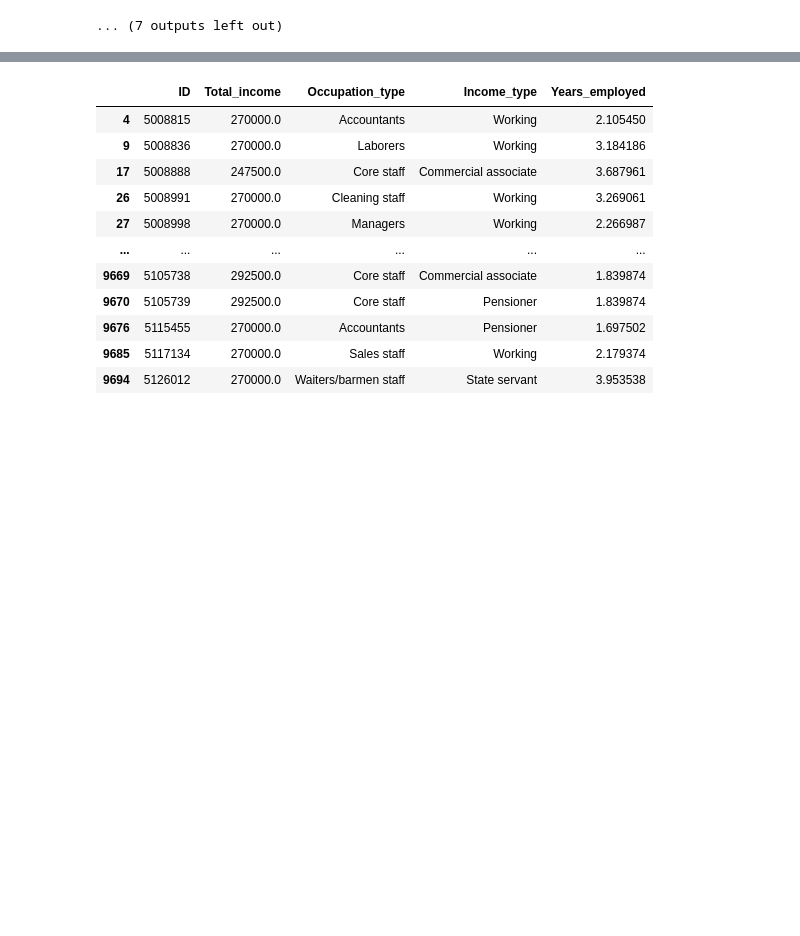
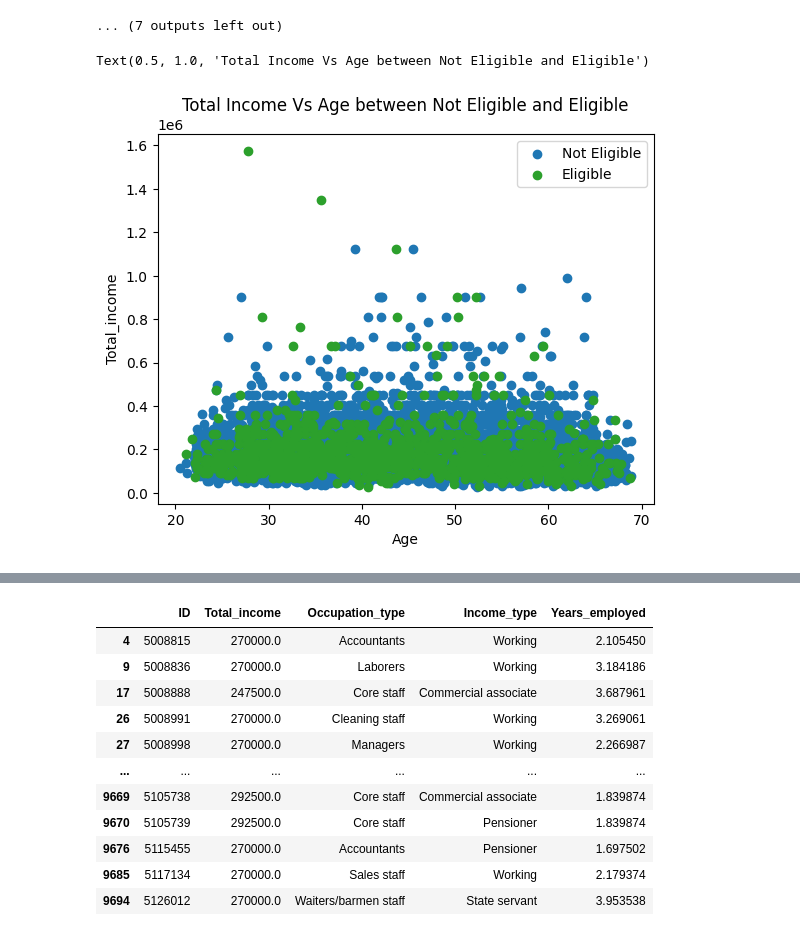
Before and after one commit to choang94/credit-card-eligibility, a Jupyter notebook: notebooks/eda.ipynb, the cells around one changed output, grey strips where cells are left out. Cells and saved outputs as stored; diff of their text form; code cells hidden in the pictures; blank space fills up the shorter version.

```diff
--- a/notebooks/eda.ipynb
+++ b/notebooks/eda.ipynb
@@ -115,3 +129,13 @@ for column in data.columns:
 [figure]
 [figure]
 ... (7 outputs left out)
+# %%
+plt.scatter(x=data[data['Target'] == 0]['Age'], y = data[data['Target'] == 0]['Total_income'], color = 'tab:blue')
+plt.scatter(x=data[data['Target'] == 1]['Age'], y = data[data['Target'] == 1]['Total_income'], color = 'tab:green')
+plt.xlabel('Age')
+plt.ylabel('Total_income')
+plt.legend(['Not Eligible', 'Eligible'])
+plt.title('Total Income Vs Age between Not Eligible and Eligible')
+# %% [output]
+Text(0.5, 1.0, 'Total Income Vs Age between Not Eligible and Eligible')
+[figure, added]
```
Also changed, not shown: parts of 3 cells of this notebook, 1 other file.
